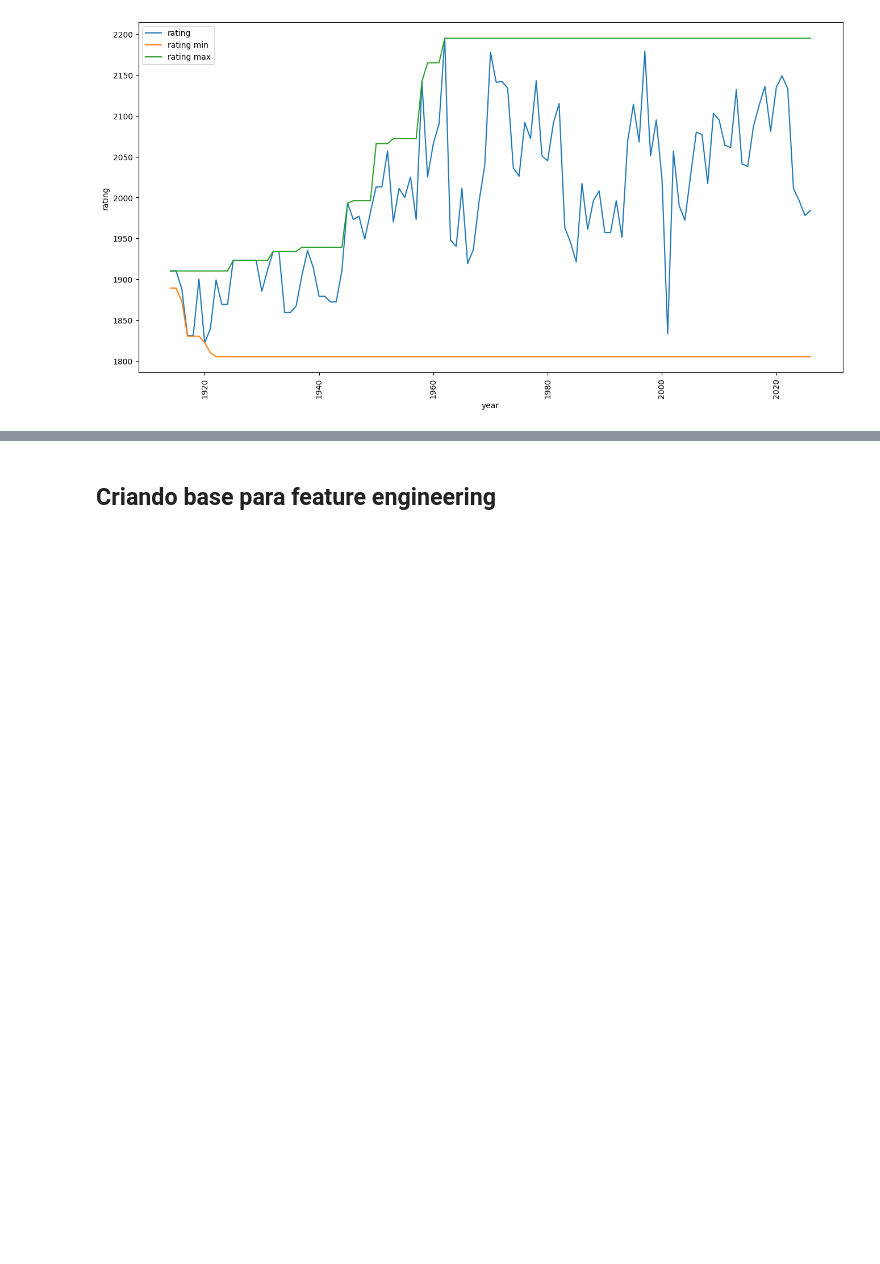
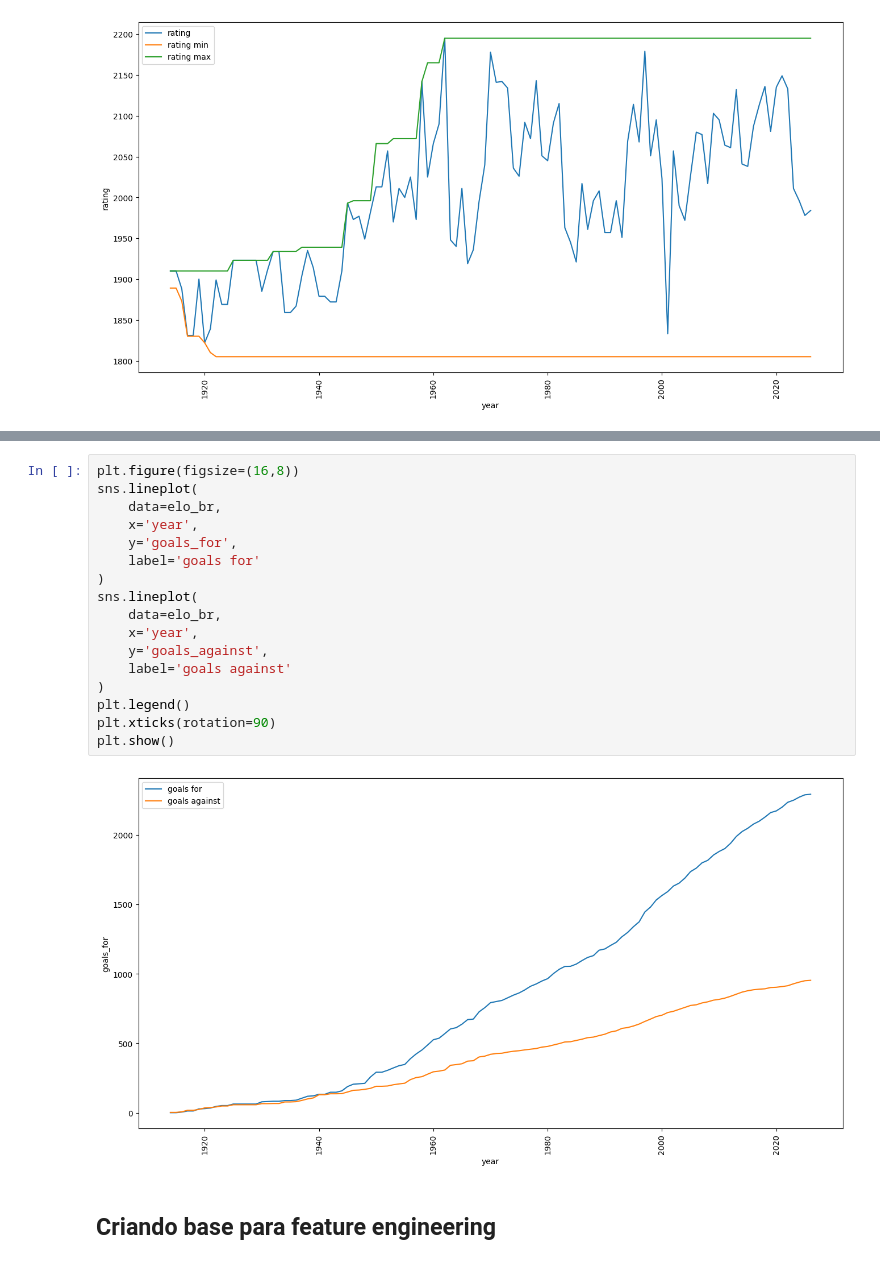
Before and after one commit to rafabandoni/world-cup-2026-predict, a Jupyter notebook: notebooks/eda.ipynb, the cells around one changed output, grey strips where cells are left out. Saved outputs shown, nothing was run; the diff lists cells and outputs as text; blank space fills up the shorter version.

```diff
--- a/notebooks/eda.ipynb
+++ b/notebooks/eda.ipynb
@@ -134,3 +160,22 @@ plt.show()
+# %%
+plt.figure(figsize=(16,8))
+sns.lineplot(
+    data=elo_br,
+    x='year',
+    y='goals_for',
+    label='goals for'
+)
+sns.lineplot(
+    data=elo_br,
+    x='year',
+    y='goals_against',
+    label='goals against'
+)
+plt.legend()
+plt.xticks(rotation=90)
+plt.show()
+# %% [output]
+[figure, added]
 # %% [markdown]
 ## Criando base para feature engineering
 # %%
```
Also changed, not shown: parts of 3 cells of this notebook.
